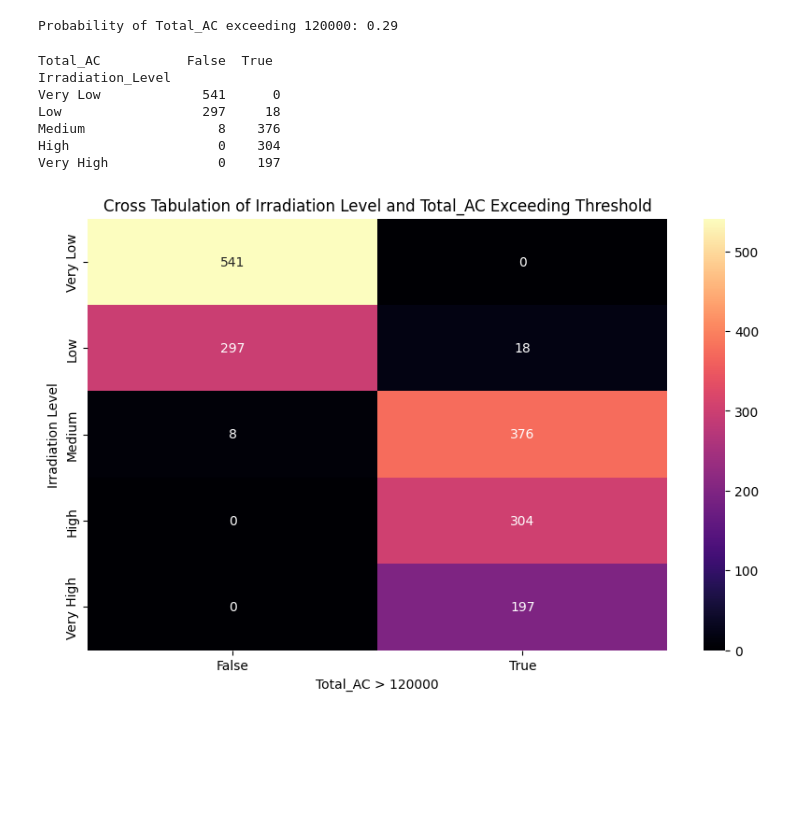
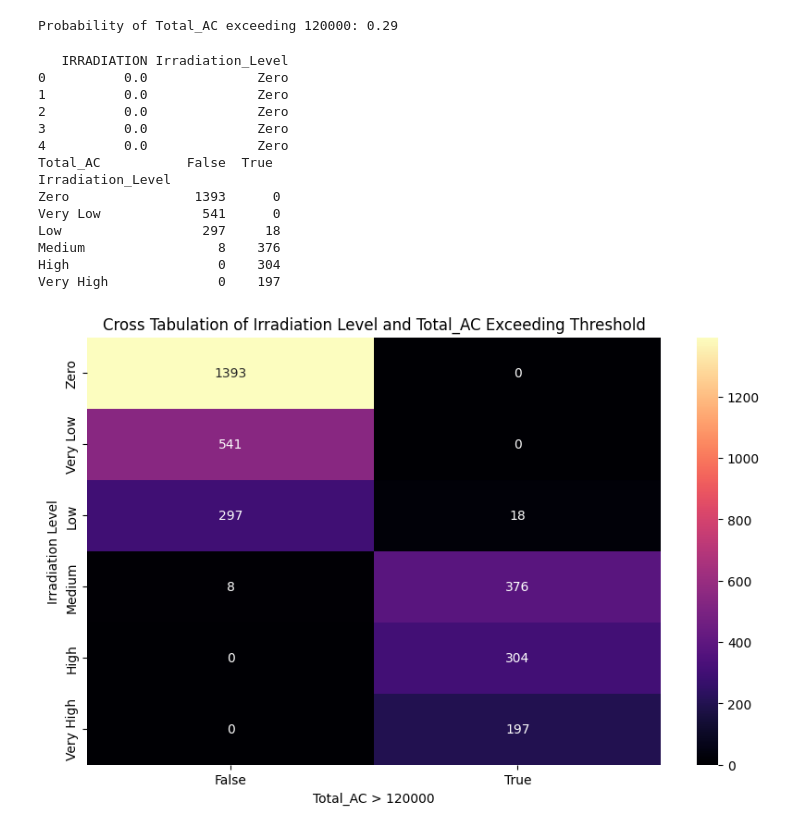
Before and after one commit to FelberPeter/Assigment-4, a Jupyter notebook: Solarpower.ipynb, the cells around one changed output. Cells and saved outputs as stored; diff of their text form; code cells hidden in the pictures; blank space fills up the shorter version.

```diff
--- a/Solarpower.ipynb
+++ b/Solarpower.ipynb
@@ -592,6 +593,9 @@ plt.show()
 # %%
 # Threshold-based probability estimation
 # Define the threshold value
+# To not run the preprocessing again we will load the data from the csv:
+df_summed = pd.read_csv('cleaned_solar_power_data.csv', parse_dates=['DATE_TIME'])
+
 threshold = 120000  # Example threshold for Total_AC power
 
 # Function to calculate the probability of exceeding the threshold
@@ -611,30 +615,38 @@ Probability of Total_AC exceeding 120000: 0.29
 # %%
 # Cross tabulation analysis
 # Create categorical variable for IRRADIATION
-df_summed['Irradiation_Level'] = pd.cut(df_summed['IRRADIATION'], bins=[0, 0.2, 0.4, 0.6, 0.8, 1], labels=['Very Low', 'Low', 'Medium', 'High', 'Very High'])
+df_summed['Irradiation_Level'] = pd.cut(df_summed['IRRADIATION'], bins=[-1.0, 0.0, 0.2, 0.4, 0.6, 0.8, 1], labels=['Zero', 'Very Low', 'Low', 'Medium', 'High', 'Very High'])
+print(df_summed[['IRRADIATION', 'Irradiation_Level']].head())
 
 # Perform cross tabulation between Irradiation_Level and Total_AC exceeding the threshold
 cross_tab = pd.crosstab(df_summed['Irradiation_Level'], df_summed['Total_AC'] > threshold)
 
 # Print the cross tabulation table
 print(cross_tab)
 
 # Plotting the cross tabulation as a heatmap
 plt.figure(figsize=(10, 6))
 sns.heatmap(cross_tab, annot=True, fmt='d', cmap='magma')
 plt.title('Cross Tabulation of Irradiation Level and Total_AC Exceeding Threshold')
 plt.xlabel(f"Total_AC > {threshold}")
 plt.ylabel('Irradiation Level')
 plt.show()
 # %% [output]
+   IRRADIATION Irradiation_Level
+0          0.0              Zero
+1          0.0              Zero
+2          0.0              Zero
+3          0.0              Zero
+4          0.0              Zero
 Total_AC           False  True
 Irradiation_Level
+Zero                1393      0
 Very Low             541      0
 Low                  297     18
 Medium                 8    376
 High                   0    304
 Very High              0    197
-[figure, old version]
+[figure, new version]
 # %%
 # Conditional probability analysis
 # Function to calculate conditional probabilities
```
Also changed, not shown: parts of 8 cells of this notebook.
